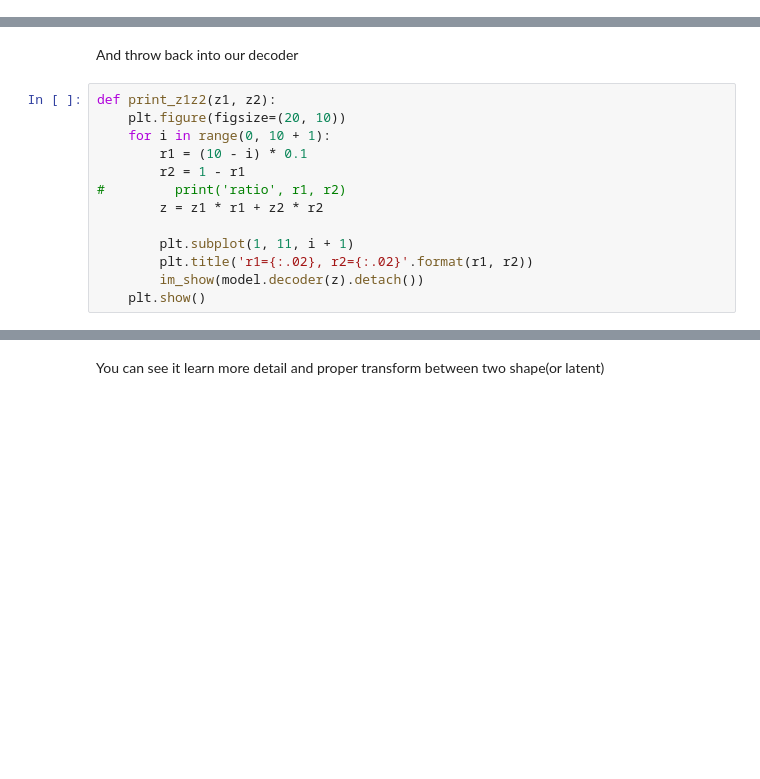
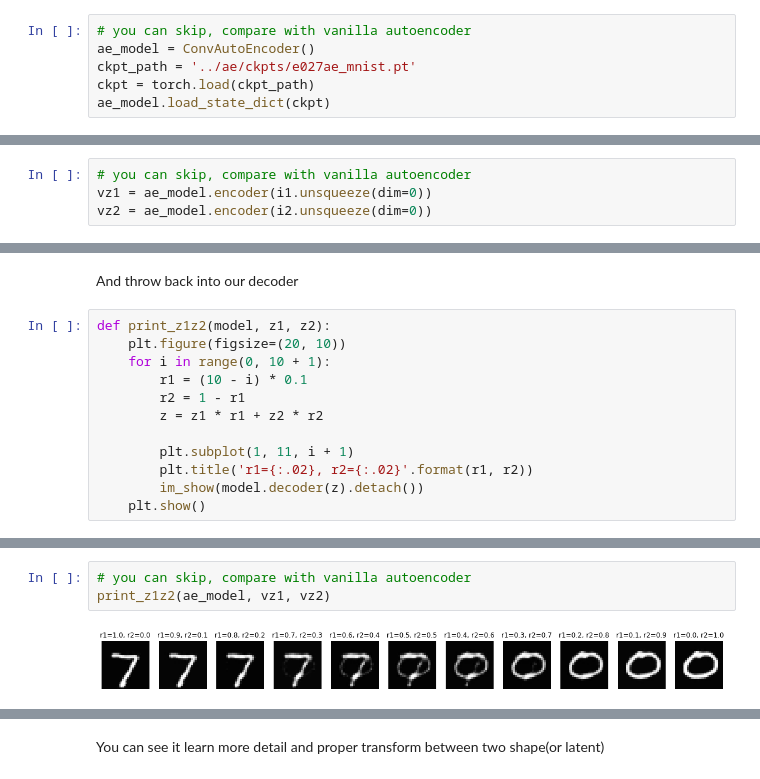
Before and after one commit to DragonChen-TW/PyTorch-AutoEncoder, a Jupyter notebook: irmae/check.ipynb, the cells around one changed output, grey strips where cells are left out. Saved outputs shown, nothing was run; the diff lists cells and outputs as text; blank space fills up the shorter version.

```diff
--- a/irmae/check.ipynb
+++ b/irmae/check.ipynb
@@ -14,3 +14,9 @@ ckpt = torch.load(ckpt_path)
 model.load_state_dict(ckpt)
 # %% [output]
 <All keys matched successfully>
+# %%
+# you can skip, compare with vanilla autoencoder
+ae_model = ConvAutoEncoder()
+ckpt_path = '../ae/ckpts/e027ae_mnist.pt'
+ckpt = torch.load(ckpt_path)
+ae_model.load_state_dict(ckpt)
@@ -66,0 +83,4 @@ im_show(model.decoder(z1).detach())
+# %%
+# you can skip, compare with vanilla autoencoder
+vz1 = ae_model.encoder(i1.unsqueeze(dim=0))
+vz2 = ae_model.encoder(i2.unsqueeze(dim=0))
@@ -69,12 +104,11 @@ im_show(model.decoder(z1).detach())
 # %% [markdown]
 And throw back into our decoder
 # %%
-def print_z1z2(z1, z2):
+def print_z1z2(model, z1, z2):
     plt.figure(figsize=(20, 10))
     for i in range(0, 10 + 1):
         r1 = (10 - i) * 0.1
         r2 = 1 - r1
-#         print('ratio', r1, r2)
         z = z1 * r1 + z2 * r2
 
         plt.subplot(1, 11, i + 1)
@@ -86,5 +120,10 @@ print_z1z2(z1, z2)
 # %% [output]
 [figure]
+# %%
+# you can skip, compare with vanilla autoencoder
+print_z1z2(ae_model, vz1, vz2)
+# %% [output]
+[figure, added]
 # %%
 iter_d = iter(test_data)
 dd1 = iter_d.next()[0][9].unsqueeze(dim=0)
```
Also changed, not shown: parts of 19 cells of this notebook, 8 other files.
